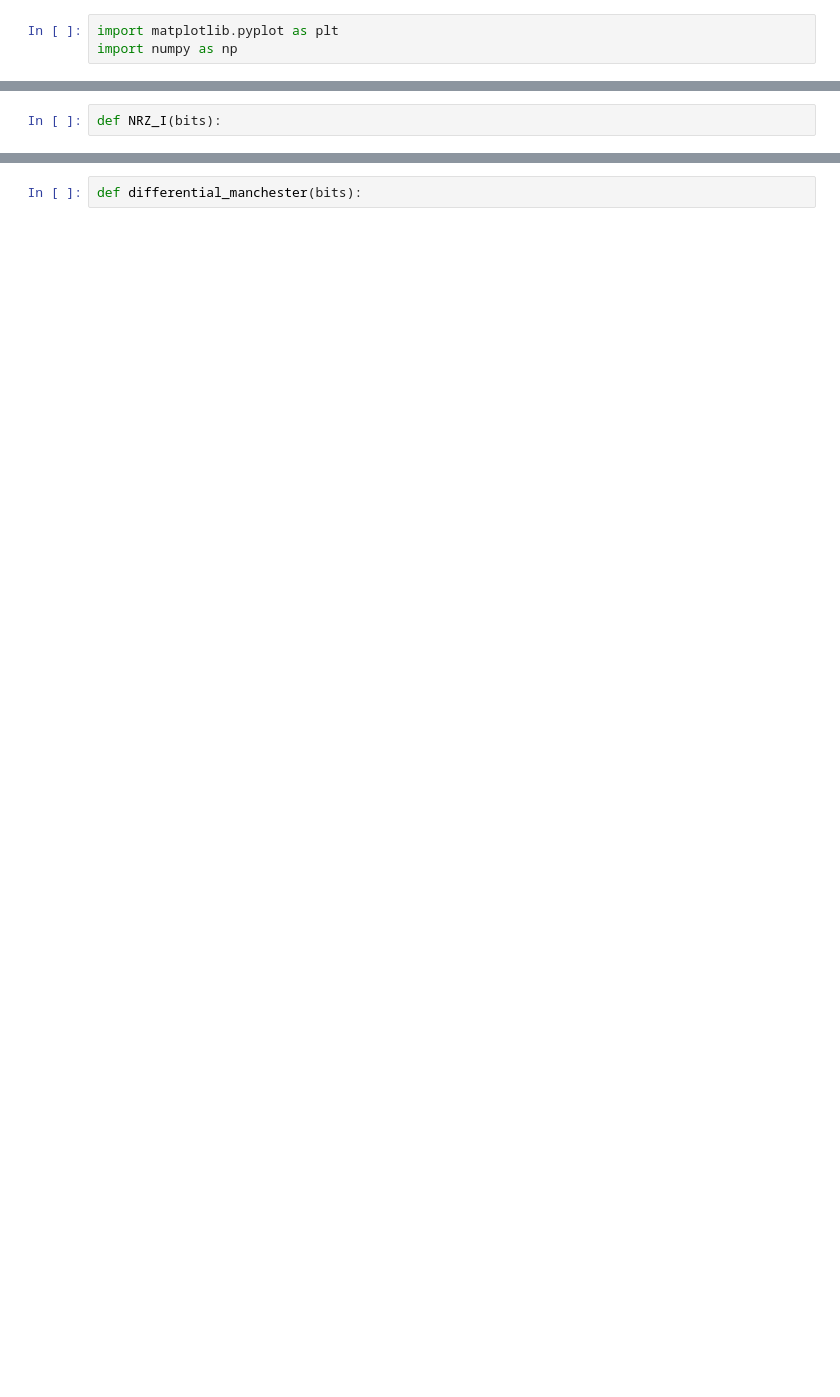
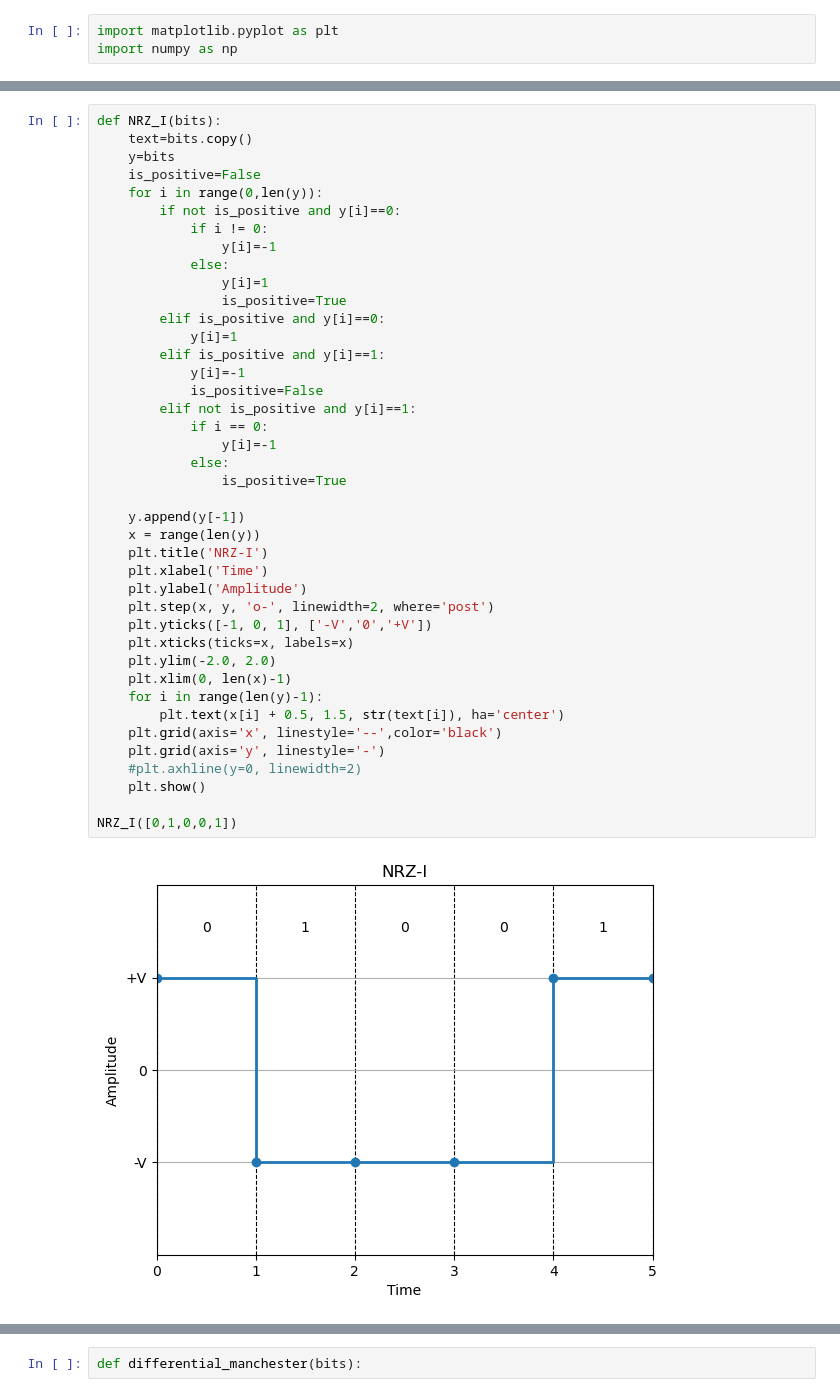
Before and after one commit to zohaibshahid26/Line-Coding-Schemes, a Jupyter notebook: LineCoding.ipynb, the cells around one changed output, grey strips where cells are left out. Drawn from its saved outputs; the diff is of its cells as text; blank space fills up the shorter version.

```diff
--- a/LineCoding.ipynb
+++ b/LineCoding.ipynb
@@ -46,4 +44,45 @@ def NRZ_L(bits):
     plt.show()
 # %%
 def NRZ_I(bits):
+    text=bits.copy()
+    y=bits
+    is_positive=False
+    for i in range(0,len(y)):
+        if not is_positive and y[i]==0:
+            if i != 0:
+                y[i]=-1
+            else:
+                y[i]=1
+                is_positive=True
+        elif is_positive and y[i]==0:
+            y[i]=1
+        elif is_positive and y[i]==1:
+            y[i]=-1
+            is_positive=False
+        elif not is_positive and y[i]==1:
+            if i == 0:
+                y[i]=-1
+            else:
+                is_positive=True
+
+    y.append(y[-1])
+    x = range(len(y))
+    plt.title('NRZ-I')
+    plt.xlabel('Time')
+    plt.ylabel('Amplitude')
+    plt.step(x, y, 'o-', linewidth=2, where='post')
+    plt.yticks([-1, 0, 1], ['-V','0','+V'])
+    plt.xticks(ticks=x, labels=x)
+    plt.ylim(-2.0, 2.0)
+    plt.xlim(0, len(x)-1)
+    for i in range(len(y)-1):
+        plt.text(x[i] + 0.5, 1.5, str(text[i]), ha='center')
+    plt.grid(axis='x', linestyle='--',color='black')
+    plt.grid(axis='y', linestyle='-')
+    #plt.axhline(y=0, linewidth=2)
+    plt.show()
+
+NRZ_I([0,1,0,0,1])
+# %% [output]
+[figure, added]
 # %%
```
Also changed, not shown: parts of 7 cells of this notebook.
